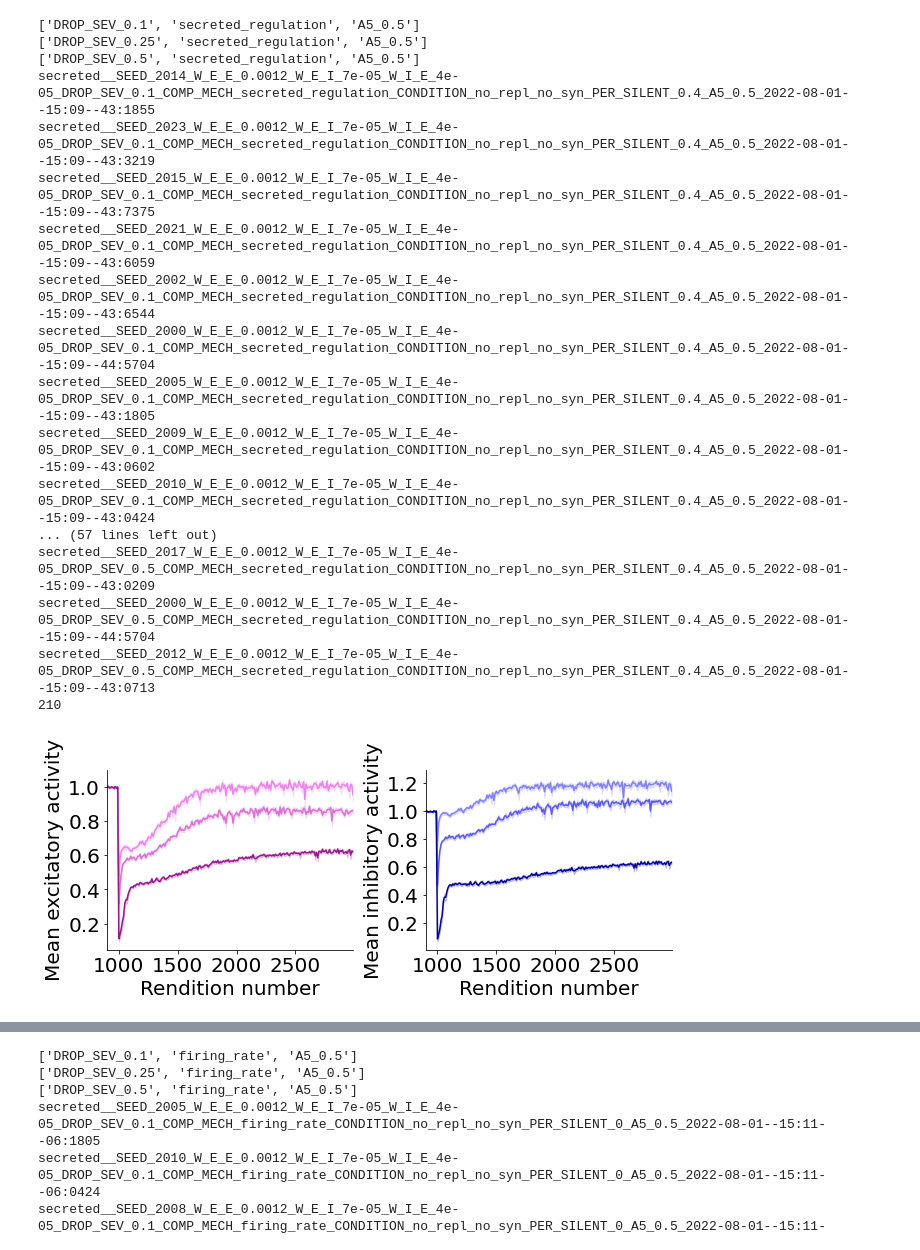
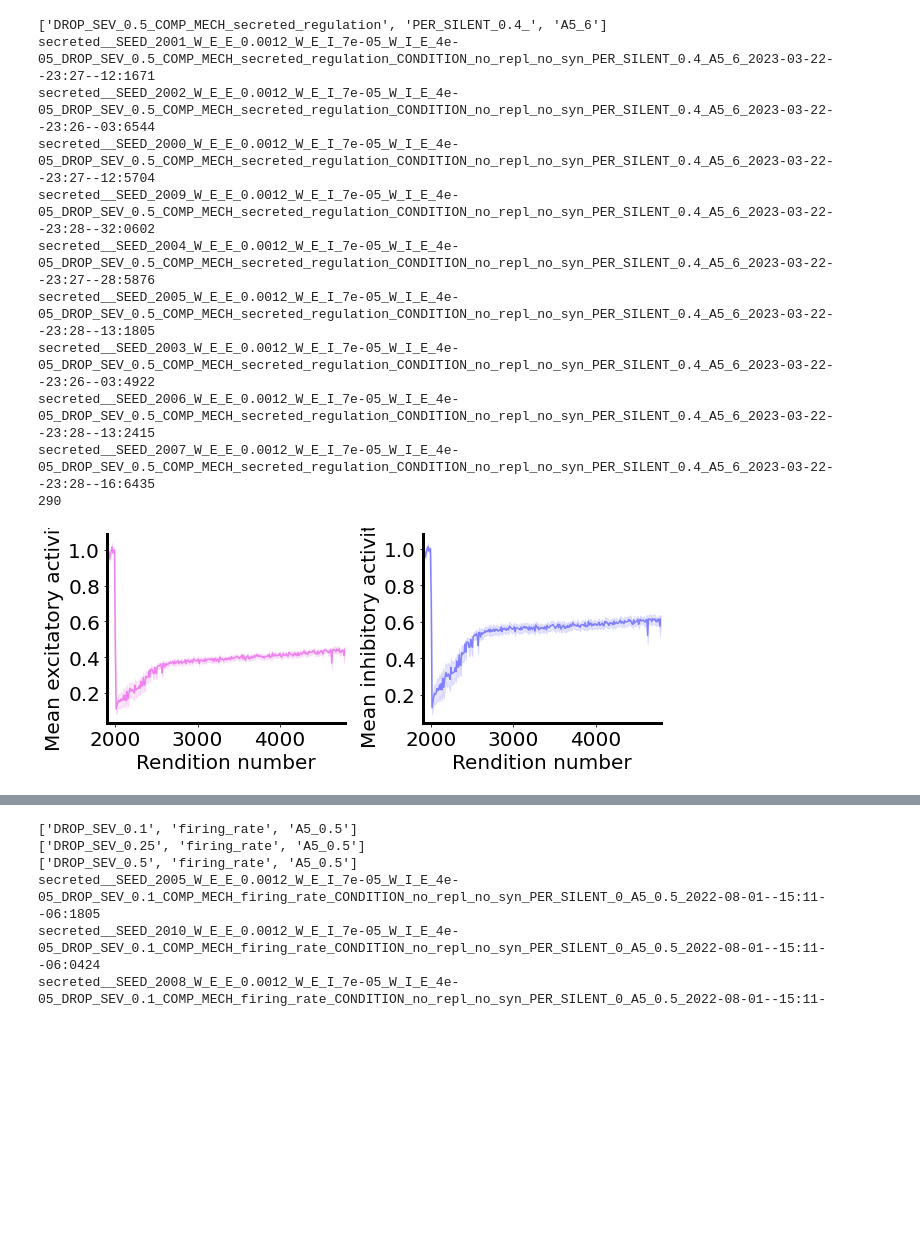
Before and after one commit to davidgbe/spiking_sequence, a Jupyter notebook: spiking_network_model_22_12_13/nb.ipynb, the cells around one changed output, grey strips where cells are left out. Saved outputs shown, nothing was run; the diff lists cells and outputs as text; code cells hidden in the pictures; blank space fills up the shorter version.

```diff
--- a/spiking_network_model_22_12_13/nb.ipynb
+++ b/spiking_network_model_22_12_13/nb.ipynb
@@ -219,7 +224,7 @@ def determine_recovered(names, initial_timepoints, final_timepoints, threshold=0
         per_recovered_for_name = 0
         n_eligible_for_name = 0
 
-        for j, exp_dir_name in enumerate(exp_dir_names):
+        for j, exp_dir_name in enumerate(sorted(exp_dir_names)):
             print(exp_dir_name)
 
             n_count_initial = 0
@@ -228,13 +233,27 @@ def determine_recovered(names, initial_timepoints, final_timepoints, threshold=0
             n_active_final = 0
             last_layer_actives = []
 
+            initially_active_mask = None
+
             timepoints = np.concatenate([initial_timepoints, final_timepoints])
 
             for tp, data in load_exp_data(os.path.join('./robustness', exp_dir_name), timepoints, name_frags=[], n_exc=n_excs[k]):
+                if tp in initial_timepoints:
+                    if initially_active_mask is None:
+                        initially_active_mask = ~np.isnan(data['first_spk_times'])
+                    else:
+                        initially_active_mask = np.logical_or(initially_active_mask, ~np.isnan(data['first_spk_times']))
 
-                begin_avg_spk_time = np.nanmean(data['first_spk_times'][:30])
-                middle_avg_spk_time = np.nanmean(data['first_spk_times'][100:120])
-                end_avg_spk_time = np.nanmean(data['first_spk_times'][180:200])
+                    begin_avg_spk_time = np.nanmean(data['first_spk_times'][:20])
+                    middle_avg_spk_time = np.nanmean(data['first_spk_times'][90:110])
+                    end_avg_spk_time = np.nanmean(data['first_spk_times'][180:200])
+                else:
+                    first_spk_times_initially_active = copy(data['first_spk_times'])
+                    first_spk_times_initially_active[~initially_active_mask] = np.nan
+
+                    begin_avg_spk_time = np.nanmean(first_spk_times_initially_active[:20])
+                    middle_avg_spk_time = np.nanmean(first_spk_times_initially_active[90:110])
+                    end_avg_spk_time = np.nanmean(first_spk_times_initially_active[180:200])
 
                 active = int((np.any(data['first_spk_times'] > 0.08)) &
                                 (middle_avg_spk_time > begin_avg_spk_time) &
@@ -247,7 +266,7 @@ def determine_recovered(names, initial_timepoints, final_timepoints, threshold=0
                     n_count_final += 1
                     n_active_final += active
 
-            if n_active_initial / n_count_initial < 0.9:
+            if n_active_initial / n_count_initial < 0.9 or n_count_initial < len(initial_timepoints) or n_count_final < len(final_timepoints):
                 continue
 
             n_eligible_for_name += 1
@@ -267,11 +286,13 @@ def determine_recovered(names, initial_timepoints, final_timepoints, threshold=0
     return recovered_dir_names, all_recovery_pers, all_n_eligible
 # %%
 recovered_exp_names, all_recovery_pers, all_n_eligible = determine_recovered([
-    ['DROP_SEV_0.5_COMP_MECH_firing_rate', 'PER_SILENT_0_'],
-    ['DROP_SEV_0.5_COMP_MECH_secreted_regulation', 'PER_SILENT_0_'],
-    ['DROP_SEV_0.5_COMP_MECH_secreted_regulation', 'PER_SILENT_0.4_'],
+#     ['DROP_SEV_0.5_COMP_MECH_none', 'PER_SILENT_0_'],
+#     ['DROP_SEV_0.5_COMP_MECH_firing_rate', 'PER_SILENT_0_'],
+#     ['DROP_SEV_0.5_COMP_MECH_secreted_regulation', 'PER_SILENT_0_', 'A5_6'],
+    ['DROP_SEV_0.5_COMP_MECH_secreted_regulation', 'PER_SILENT_0.4_', 'A5_6'],
+    ['DROP_SEV_0.5_COMP_MECH_secreted_regulation', 'PER_SILENT_0.4_', 'A5_12'],
 
-], np.arange(40, 50), np.arange(150, 200), n_excs=[200] * 1)
+], np.arange(1800, 1999), np.arange(5000, 5100), n_excs=[200] * 20)
 
 print(all_recovery_pers)
 print(all_n_eligible)
@@ -554,29 +684,21 @@ def make_total_activity_plot(names, labels, condition_colors, n_excs=[450], file
     save_fig(fig, './figures/paper/fig_2', f'mean_plot_{file_name_ext}.png')
 # %%
 make_total_activity_plot([
-    ['DROP_SEV_0.1', 'secreted_regulation', 'A5_0.5'],
-    ['DROP_SEV_0.25','secreted_regulation', 'A5_0.5'],
-    ['DROP_SEV_0.5', 'secreted_regulation', 'A5_0.5']
+    ['DROP_SEV_0.5_COMP_MECH_secreted_regulation', 'PER_SILENT_0.4_', 'A5_6'],
 ],
     ['1', '2', '3'], color_sets, n_excs=[200, 200, 200], ylim1=None, ylim2=None,
-    ylabel1=None, ylabel2=None, timepoints=np.arange(900, 3000, 10), offsets=[990, 990, 990], vertical_spacing=0.,
+    ylabel1=None, ylabel2=None, timepoints=np.arange(1000, 5200, 10), offsets=[1990, 1990, 1990], vertical_spacing=0.,
     tick_right=False, legend=True)
 # %% [output]
-['DROP_SEV_0.1', 'secreted_regulation', 'A5_0.5']
-['DROP_SEV_0.25', 'secreted_regulation', 'A5_0.5']
-['DROP_SEV_0.5', 'secreted_regulation', 'A5_0.5']
-secreted__SEED_2014_W_E_E_0.0012_W_E_I_7e-05_W_I_E_4e-05_DROP_SEV_0.1_COMP_MECH_secreted_regulation_CONDITION_no_repl_no_syn_PER_SILENT_0.4_A5_0.5_2022-08-01--15:09--43:1855
-secreted__SEED_2023_W_E_E_0.0012_W_E_I_7e-05_W_I_E_4e-05_DROP_SEV_0.1_COMP_MECH_secreted_regulation_CONDITION_no_repl_no_syn_PER_SILENT_0.4_A5_0.5_2022-08-01--15:09--43:3219
-secreted__SEED_2015_W_E_E_0.0012_W_E_I_7e-05_W_I_E_4e-05_DROP_SEV_0.1_COMP_MECH_secreted_regulation_CONDITION_no_repl_no_syn_PER_SILENT_0.4_A5_0.5_2022-08-01--15:09--43:7375
-secreted__SEED_2021_W_E_E_0.0012_W_E_I_7e-05_W_I_E_4e-05_DROP_SEV_0.1_COMP_MECH_secreted_regulation_CONDITION_no_repl_no_syn_PER_SILENT_0.4_A5_0.5_2022-08-01--15:09--43:6059
-secreted__SEED_2002_W_E_E_0.0012_W_E_I_7e-05_W_I_E_4e-05_DROP_SEV_0.1_COMP_MECH_secreted_regulation_CONDITION_no_repl_no_syn_PER_SILENT_0.4_A5_0.5_2022-08-01--15:09--43:6544
-secreted__SEED_2000_W_E_E_0.0012_W_E_I_7e-05_W_I_E_4e-05_DROP_SEV_0.1_COMP_MECH_secreted_regulation_CONDITION_no_repl_no_syn_PER_SILENT_0.4_A5_0.5_2022-08-01--15:09--44:5704
-secreted__SEED_2005_W_E_E_0.0012_W_E_I_7e-05_W_I_E_4e-05_DROP_SEV_0.1_COMP_MECH_secreted_regulation_CONDITION_no_repl_no_syn_PER_SILENT_0.4_A5_0.5_2022-08-01--15:09--43:1805
-secreted__SEED_2009_W_E_E_0.0012_W_E_I_7e-05_W_I_E_4e-05_DROP_SEV_0.1_COMP_MECH_secreted_regulation_CONDITION_no_repl_no_syn_PER_SILENT_0.4_A5_0.5_2022-08-01--15:09--43:0602
-secreted__SEED_2010_W_E_E_0.0012_W_E_I_7e-05_W_I_E_4e-05_DROP_SEV_0.1_COMP_MECH_secreted_regulation_CONDITION_no_repl_no_syn_PER_SILENT_0.4_A5_0.5_2022-08-01--15:09--43:0424
-... (57 lines left out)
-secreted__SEED_2017_W_E_E_0.0012_W_E_I_7e-05_W_I_E_4e-05_DROP_SEV_0.5_COMP_MECH_secreted_regulation_CONDITION_no_repl_no_syn_PER_SILENT_0.4_A5_0.5_2022-08-01--15:09--43:0209
-secreted__SEED_2000_W_E_E_0.0012_W_E_I_7e-05_W_I_E_4e-05_DROP_SEV_0.5_COMP_MECH_secreted_regulation_CONDITION_no_repl_no_syn_PER_SILENT_0.4_A5_0.5_2022-08-01--15:09--44:5704
-secreted__SEED_2012_W_E_E_0.0012_W_E_I_7e-05_W_I_E_4e-05_DROP_SEV_0.5_COMP_MECH_secreted_regulation_CONDITION_no_repl_no_syn_PER_SILENT_0.4_A5_0.5_2022-08-01--15:09--43:0713
-210
+['DROP_SEV_0.5_COMP_MECH_secreted_regulation', 'PER_SILENT_0.4_', 'A5_6']
+secreted__SEED_2001_W_E_E_0.0012_W_E_I_7e-05_W_I_E_4e-05_DROP_SEV_0.5_COMP_MECH_secreted_regulation_CONDITION_no_repl_no_syn_PER_SILENT_0.4_A5_6_2023-03-22--23:27--12:1671
+secreted__SEED_2002_W_E_E_0.0012_W_E_I_7e-05_W_I_E_4e-05_DROP_SEV_0.5_COMP_MECH_secreted_regulation_CONDITION_no_repl_no_syn_PER_SILENT_0.4_A5_6_2023-03-22--23:26--03:6544
+secreted__SEED_2000_W_E_E_0.0012_W_E_I_7e-05_W_I_E_4e-05_DROP_SEV_0.5_COMP_MECH_secreted_regulation_CONDITION_no_repl_no_syn_PER_SILENT_0.4_A5_6_2023-03-22--23:27--12:5704
+secreted__SEED_2009_W_E_E_0.0012_W_E_I_7e-05_W_I_E_4e-05_DROP_SEV_0.5_COMP_MECH_secreted_regulation_CONDITION_no_repl_no_syn_PER_SILENT_0.4_A5_6_2023-03-22--23:28--32:0602
+secreted__SEED_2004_W_E_E_0.0012_W_E_I_7e-05_W_I_E_4e-05_DROP_SEV_0.5_COMP_MECH_secreted_regulation_CONDITION_no_repl_no_syn_PER_SILENT_0.4_A5_6_2023-03-22--23:27--28:5876
+secreted__SEED_2005_W_E_E_0.0012_W_E_I_7e-05_W_I_E_4e-05_DROP_SEV_0.5_COMP_MECH_secreted_regulation_CONDITION_no_repl_no_syn_PER_SILENT_0.4_A5_6_2023-03-22--23:28--13:1805
+secreted__SEED_2003_W_E_E_0.0012_W_E_I_7e-05_W_I_E_4e-05_DROP_SEV_0.5_COMP_MECH_secreted_regulation_CONDITION_no_repl_no_syn_PER_SILENT_0.4_A5_6_2023-03-22--23:26--03:4922
+secreted__SEED_2006_W_E_E_0.0012_W_E_I_7e-05_W_I_E_4e-05_DROP_SEV_0.5_COMP_MECH_secreted_regulation_CONDITION_no_repl_no_syn_PER_SILENT_0.4_A5_6_2023-03-22--23:28--13:2415
+secreted__SEED_2007_W_E_E_0.0012_W_E_I_7e-05_W_I_E_4e-05_DROP_SEV_0.5_COMP_MECH_secreted_regulation_CONDITION_no_repl_no_syn_PER_SILENT_0.4_A5_6_2023-03-22--23:28--16:6435
+290
-[figure, old version]
+[figure, new version]
```
Also changed, not shown: parts of 7 cells of this notebook, 2 other files.
